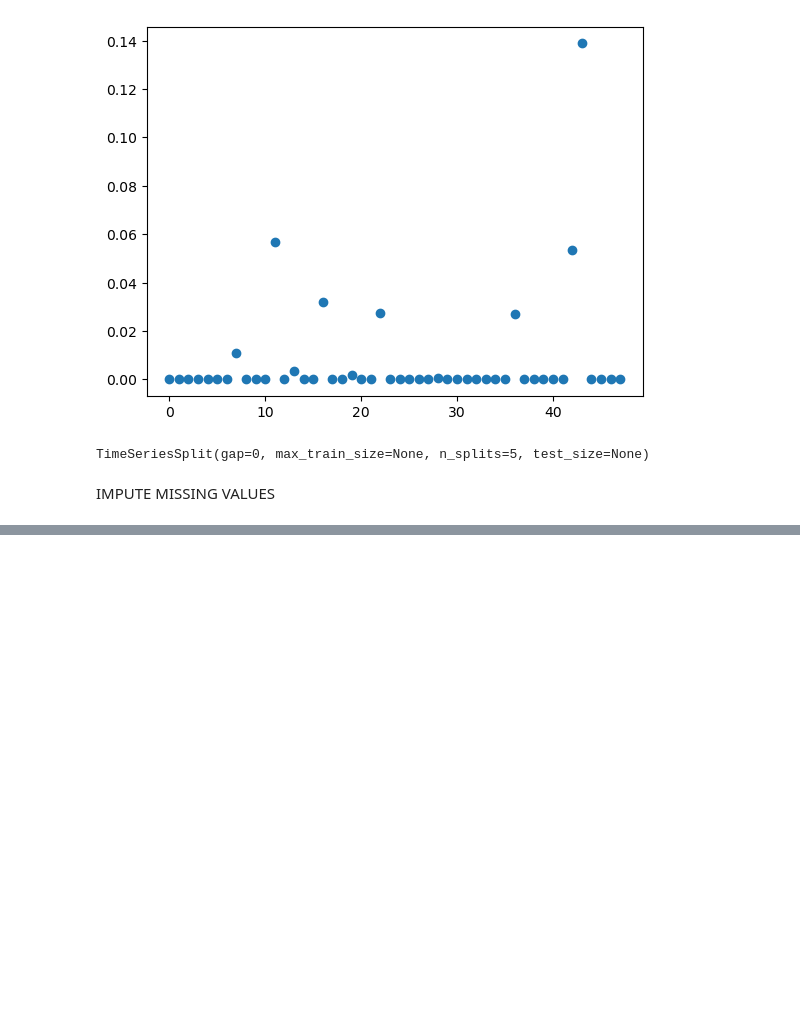
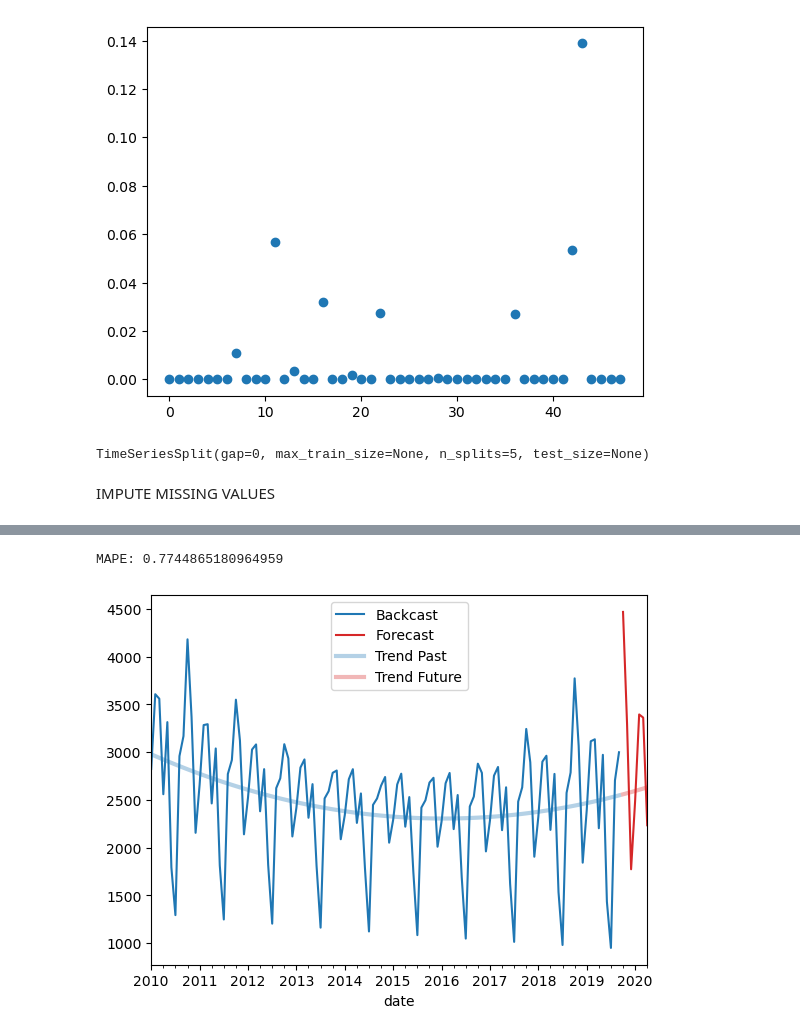
Before and after one commit to gianluca-24/training-camp-KPMG, a Jupyter notebook: leruotebucate.ipynb, the cells around one changed output, grey strips where cells are left out. Saved outputs shown, nothing was run; the diff lists cells and outputs as text; code cells hidden in the pictures; blank space fills up the shorter version.

```diff
--- a/leruotebucate.ipynb
+++ b/leruotebucate.ipynb
@@ -271,0 +380,7 @@ ts1
+# %%
+spec4_regress = spec4_regress / spec4_regress.mean()
+
+season_columns = ['s(2,12)', 's(3,12)', 's(4,12)', 's(5,12)', 's(6,12)', 's(7,12)', 's(8,12)', 's(9,12)', 's(10,12)', 's(11,12)', 's(12,12)']
+for c in season_columns:
+    ts1[c] = ts1[c] * spec4_regress
+print(ts1)
@@ -271,0 +405,42 @@ ts1
+# %%
+import numpy as np
+import pandas as pd
+from sklearn.linear_model import LinearRegression
+from sklearn.metrics import mean_absolute_percentage_error
+from scipy.signal import periodogram, spectrogram
+
+def do_forecast(X, index_train, index_test, trend_order):
+    X_train = X.loc[index_train]
+    X_test = X.loc[index_test]
+
+    y_train = X_train['volume_kg']
+    y_test = X_test['volume_kg']
+
+    X_train = X_train.drop('volume_kg', axis=1)
+    X_test = X_test.drop('volume_kg', axis=1)
+
+
+    model = LinearRegression(fit_intercept=False)
+    _ = model.fit(X_train, y_train)
+    y_fore = pd.Series(model.predict(X_test), index=index_test)
+    y_past = pd.Series(model.predict(X_train), index=index_train)
+
+    trend_columns = X_train.columns.to_list()[0 : trend_order + 1]
+    model_trend = LinearRegression(fit_intercept=False)
+    _ = model_trend.fit(X_train[trend_columns], y_train)
+    y_trend_fore = pd.Series(model_trend.predict(X_test[trend_columns]), index=index_test)
+    y_trend_past = pd.Series(model_trend.predict(X_train[trend_columns]), index=index_train)
+
+    MAPE = mean_absolute_percentage_error(y_test, y_fore)
+    print(f'MAPE: {MAPE}')
+
+    ax = y_past.plot(color='C0', label='Backcast')
+    ax = y_fore.plot(color='C3', label='Forecast')
+    ax = y_trend_past.plot(ax=ax, color='C0', linewidth=3, alpha=0.333, label='Trend Past')
+    ax = y_trend_fore.plot(ax=ax, color='C3', linewidth=3, alpha=0.333, label='Trend Future')
+    _ = ax.legend()
+
+do_forecast(ts1, data_tr.index, data_te.index, 2)
+# %% [output]
+MAPE: 0.7744865180964959
+[figure, added]
```
Also changed, not shown: parts of 16 cells of this notebook.
